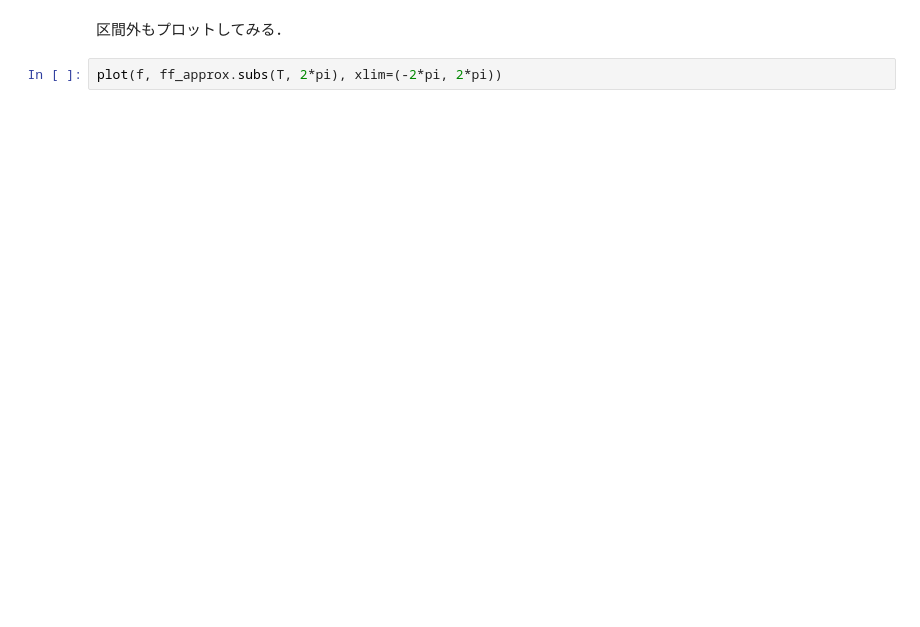
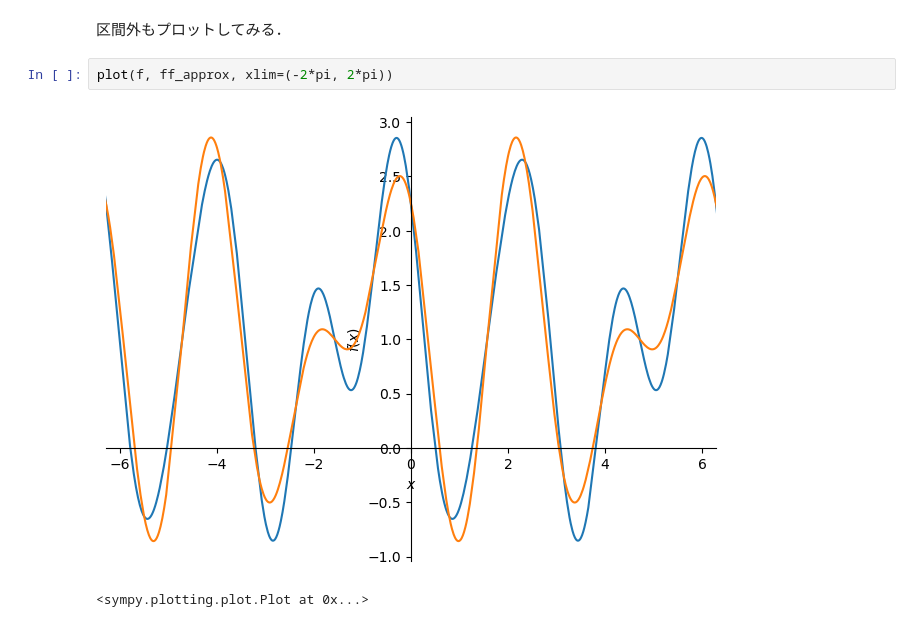
Before and after one commit to aizawan/mathematical_analysis_2024-public, a Jupyter notebook: _sources/notebooks/fourier_analysis/fourier_series_expansion.ipynb, the cells around one changed output. Drawn from its saved outputs; the diff is of its cells as text; blank space fills up the shorter version.

```diff
--- a/_sources/notebooks/fourier_analysis/fourier_series_expansion.ipynb
+++ b/_sources/notebooks/fourier_analysis/fourier_series_expansion.ipynb
@@ -507,4 +398,7 @@ plot(f, ff_approx.subs(T, 2*pi), xlim=(-pi, pi))
 # %% [markdown]
 区間外もプロットしてみる．
 # %%
-plot(f, ff_approx.subs(T, 2*pi), xlim=(-2*pi, 2*pi))
+plot(f, ff_approx, xlim=(-2*pi, 2*pi))
+# %% [output]
+[figure, added]
+<sympy.plotting.plot.Plot at 0x...>
```
Also changed, not shown: parts of 30 cells of this notebook, 26 other files.
